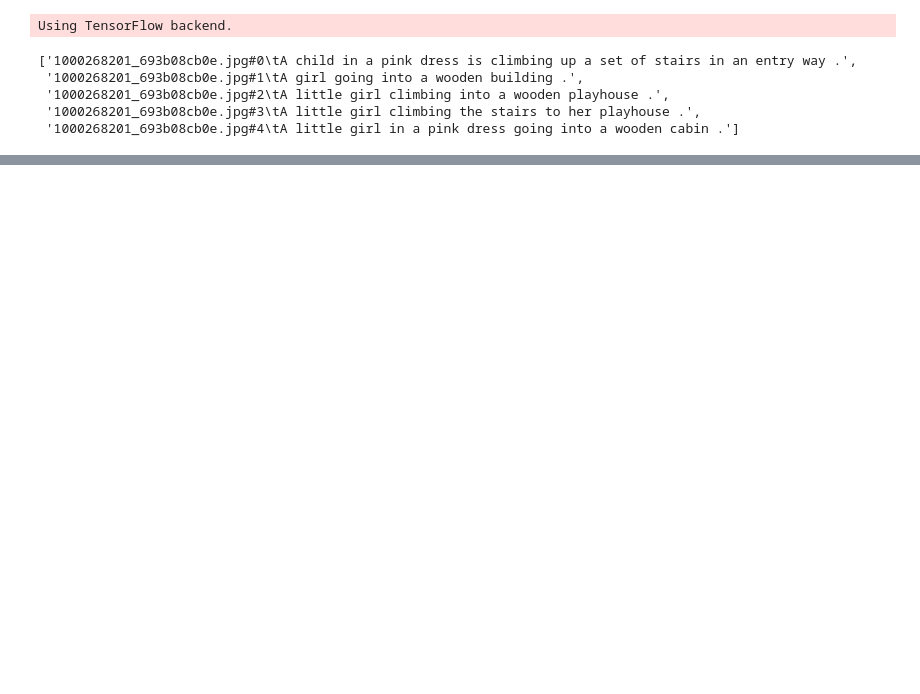
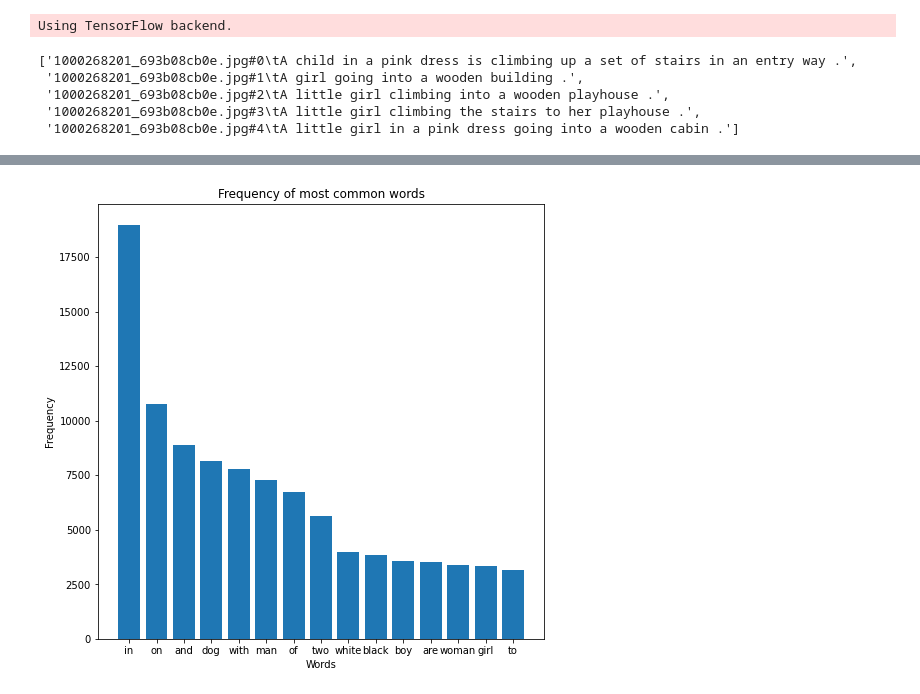
Before and after one commit to akarsh-saxena/Image-Caption-Generator, a Jupyter notebook: Image Caption Generator.ipynb, the cells around one changed output, grey strips where cells are left out. Cells and saved outputs as stored; diff of their text form; code cells hidden in the pictures; blank space fills up the shorter version.

```diff
--- a/Image Caption Generator.ipynb
+++ b/Image Caption Generator.ipynb
@@ -107,0 +116,6 @@ plt.show()
+# %%
+words = [w for a in all_sent_list for w in a.split(' ')]
+# %%
+counts = collections.Counter(words)
+most_common = counts.most_common()
+most_common[:15]
@@ -107,0 +138,12 @@ plt.show()
+# %%
+keys = [tupl[0] for tupl in most_common][:15]
+values = [tupl[1] for tupl in most_common][:15]
+# %%
+plt.figure(figsize=(8, 8))
+plt.bar(keys, values)
+plt.xlabel('Words')
+plt.ylabel('Frequency')
+plt.title('Frequency of most common words')
+plt.show()
+# %% [output]
+[figure, added]
```
Also changed, not shown: parts of 10 cells of this notebook.
